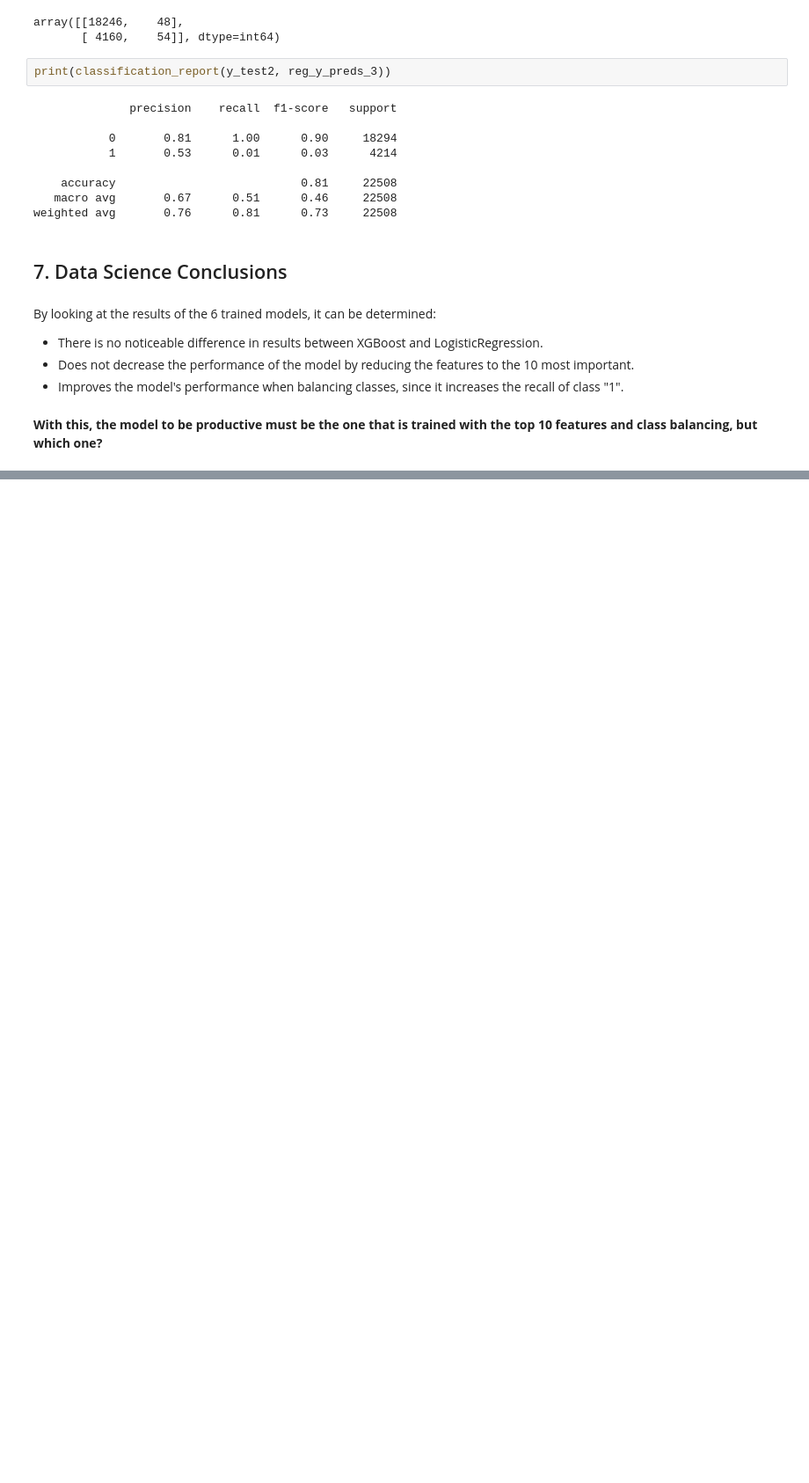
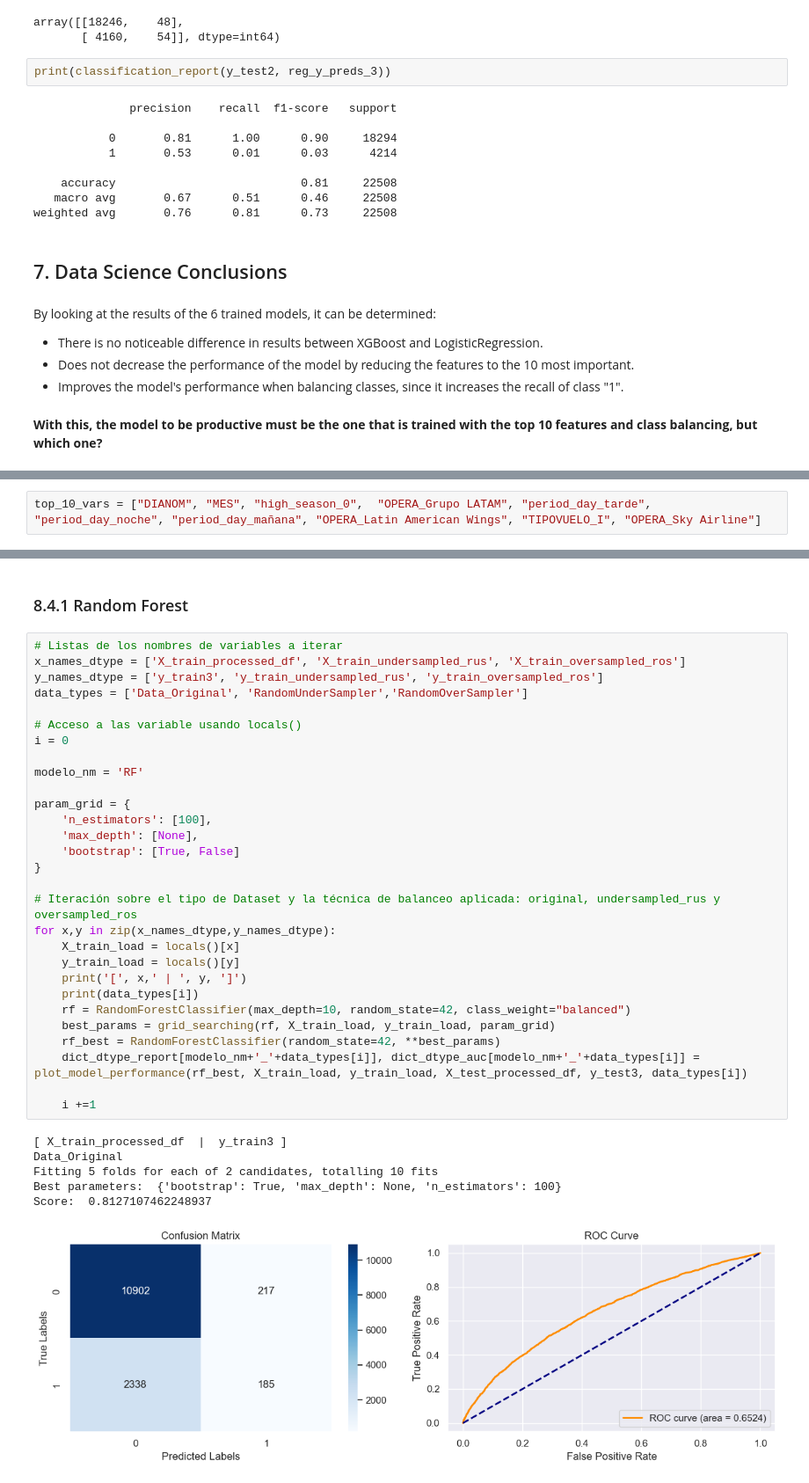
Before and after one commit to adnwalker/latam-challenge, a Jupyter notebook: challenge/exploration.ipynb, the cells around one changed output, grey strips where cells are left out. Shown at 88% size. Saved outputs shown, nothing was run; the diff lists cells and outputs as text; blank space fills up the shorter version.

```diff
--- a/challenge/exploration.ipynb
+++ b/challenge/exploration.ipynb
@@ -596,0 +747,2 @@ By looking at the results of the 6 trained models, it can be determined:
+# %%
+top_10_vars = ["DIANOM", "MES", "high_season_0",  "OPERA_Grupo LATAM", "period_day_tarde", "period_day_noche", "period_day_mañana", "OPERA_Latin American Wings", "TIPOVUELO_I", "OPERA_Sky Airline"]
@@ -596,0 +884,38 @@ By looking at the results of the 6 trained models, it can be determined:
+# %% [markdown]
+### 8.4.1 Random Forest
+# %%
+# Listas de los nombres de variables a iterar
+x_names_dtype = ['X_train_processed_df', 'X_train_undersampled_rus', 'X_train_oversampled_ros']
+y_names_dtype = ['y_train3', 'y_train_undersampled_rus', 'y_train_oversampled_ros']
+data_types = ['Data_Original', 'RandomUnderSampler','RandomOverSampler']
+
+# Acceso a las variable usando locals()
+i = 0
+
+modelo_nm = 'RF'
+
+param_grid = {
+    'n_estimators': [100],
+    'max_depth': [None],
+    'bootstrap': [True, False]
+}
+
+# Iteración sobre el tipo de Dataset y la técnica de balanceo aplicada: original, undersampled_rus y oversampled_ros
+for x,y in zip(x_names_dtype,y_names_dtype):
+    X_train_load = locals()[x]
+    y_train_load = locals()[y]
+    print('[', x,' | ', y, ']')
+    print(data_types[i])
+    rf = RandomForestClassifier(max_depth=10, random_state=42, class_weight="balanced")
+    best_params = grid_searching(rf, X_train_load, y_train_load, param_grid)
+    rf_best = RandomForestClassifier(random_state=42, **best_params)
+    dict_dtype_report[modelo_nm+'_'+data_types[i]], dict_dtype_auc[modelo_nm+'_'+data_types[i]] = plot_model_performance(rf_best, X_train_load, y_train_load, X_test_processed_df, y_test3, data_types[i])
+
+    i +=1
+# %% [output]
+[ X_train_processed_df  |  y_train3 ]
+Data_Original
+Fitting 5 folds for each of 2 candidates, totalling 10 fits
+Best parameters:  {'bootstrap': True, 'max_depth': None, 'n_estimators': 100}
+Score:  0.8127107462248937
+[figure, added]
```
Also changed, not shown: parts of 24 cells of this notebook.
